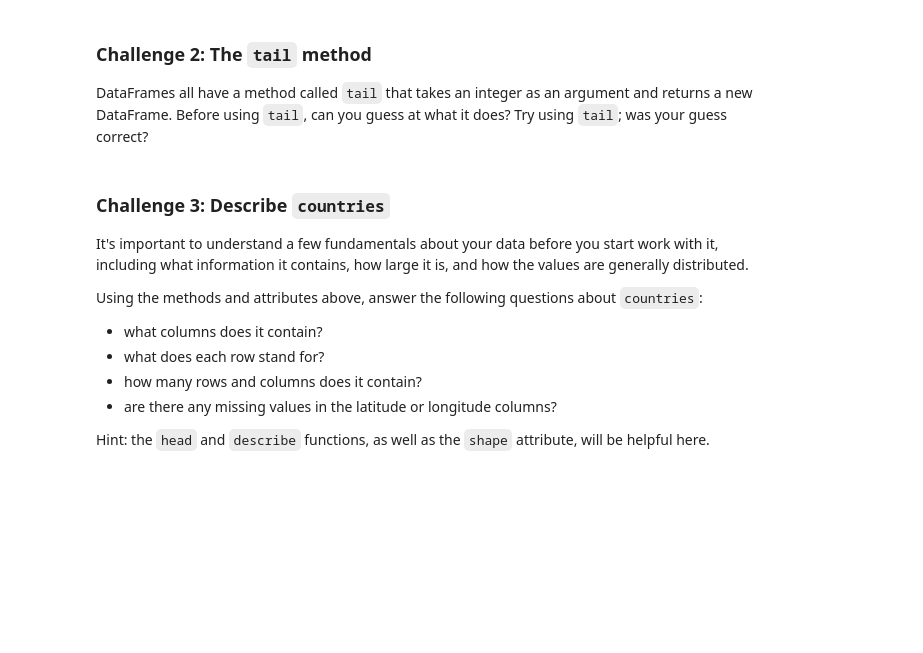
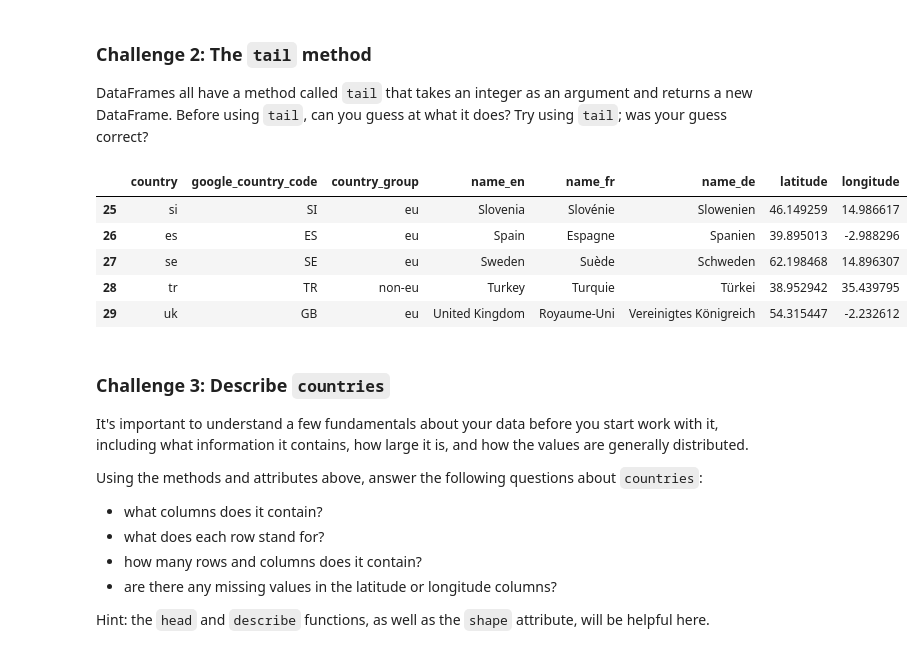
Before and after one commit to martinahuang/CUS615, a Jupyter notebook: Assignment_01/assignment_MartinaHuang_introduction-to-pandas.ipynb, the cells around one changed output. Cells and saved outputs as stored; diff of their text form; code cells hidden in the pictures; blank space fills up the shorter version.

```diff
--- a/Assignment_01/assignment_MartinaHuang_introduction-to-pandas.ipynb
+++ b/Assignment_01/assignment_MartinaHuang_introduction-to-pandas.ipynb
@@ -118,6 +120,15 @@ countries = pd.read_csv(countries_url)
 DataFrames all have a method called `tail` that takes an integer as an argument and returns a new DataFrame. Before using `tail`, can you guess at what it does? Try using `tail`; was your guess correct?
 # %%
 # use the tail method on either the unemployment or countries dataframe
+# %%
+countries.tail()
+# %% [output]
+|  | country | google_country_code | country_group | name_en | name_fr | name_de | latitude | longitude |
+| 25 | si | SI | eu | Slovenia | Slovénie | Slowenien | 46.149259 | 14.986617 |
+| 26 | es | ES | eu | Spain | Espagne | Spanien | 39.895013 | -2.988296 |
+| 27 | se | SE | eu | Sweden | Suède | Schweden | 62.198468 | 14.896307 |
+| 28 | tr | TR | non-eu | Turkey | Turquie | Türkei | 38.952942 | 35.439795 |
+| 29 | uk | GB | eu | United Kingdom | Royaume-Uni | Vereinigtes Königreich | 54.315447 | -2.232612 |
 # %% [markdown]
 ### Challenge 3: Describe `countries`
 
```
Also changed, not shown: parts of 4 cells of this notebook.
